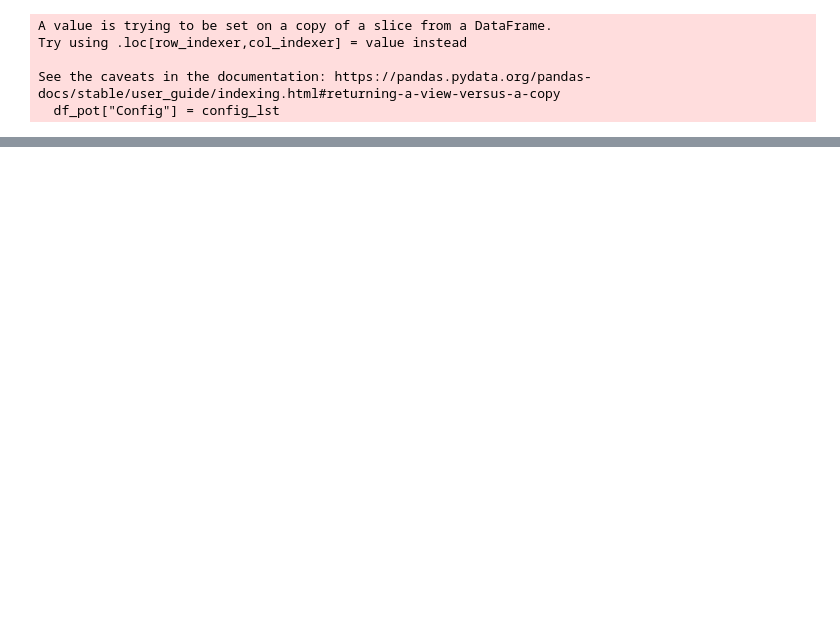
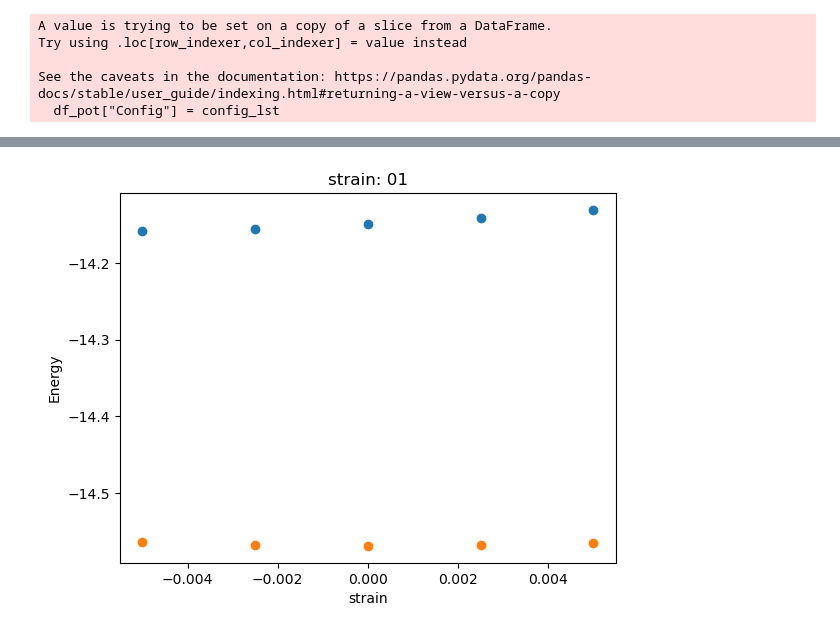
Before and after one commit to pyiron/hackathon, a Jupyter notebook: hackathon/elastic_constants/qha/functions_qha.ipynb, the cells around one changed output, grey strips where cells are left out. Saved outputs shown, nothing was run; the diff lists cells and outputs as text; code cells hidden in the pictures; blank space fills up the shorter version.

```diff
--- a/hackathon/elastic_constants/qha/functions_qha.ipynb
+++ b/hackathon/elastic_constants/qha/functions_qha.ipynb
@@ -373,0 +617,5 @@ print(fit_dict['elastic_matrix'])
+# %%
+corrected_results = {'energy':None}
+fixed_free_energies = {}
+for key, en in pot_energy_dict['energy'].items():
+    fixed_free_energies[key] = free_energies_dict[key] + en
@@ -373,0 +774,41 @@ print(fit_dict['elastic_matrix'])
+# %%
+fe_fixed_01 = [fixed_free_energies['s_e_0']]
+fe_fixed_08 = [fixed_free_energies['s_e_0']]
+fe_fixed_23 = [fixed_free_energies['s_e_0']]
+for key, fe in fixed_free_energies.items():
+    if '01' in key:
+        fe_fixed_01.append(fe)
+    elif '08' in key:
+        fe_fixed_08.append(fe)
+    elif '23' in key:
+        fe_fixed_23.append(fe)
+# %%
+fe_01 = [free_energies_dict['s_e_0']]
+fe_08 = [free_energies_dict['s_e_0']]
+fe_23 = [free_energies_dict['s_e_0']]
+for key, fe in free_energies_dict.items():
+    if '01' in key:
+        fe_01.append(fe)
+    elif '08' in key:
+        fe_08.append(fe)
+    elif '23' in key:
+        fe_23.append(fe)
+# %%
+pe_01 = [pot_energy_dict['energy']['s_e_0']]
+pe_08 = [pot_energy_dict['energy']['s_e_0']]
+pe_23 = [pot_energy_dict['energy']['s_e_0']]
+for key, pe in pot_energy_dict['energy'].items():
+    if '01' in key:
+        pe_01.append(pe)
+    elif '08' in key:
+        pe_08.append(pe)
+    elif '23' in key:
+        pe_23.append(pe)
+# %%
+plt.scatter(eps_list, pe_01)
+plt.scatter(eps_list, fe_fixed_01)
+plt.title("strain: 01")
+plt.xlabel("strain")
+plt.ylabel("Energy");
+# %% [output]
+[figure, added]
```
Also changed, not shown: parts of 68 cells of this notebook.
